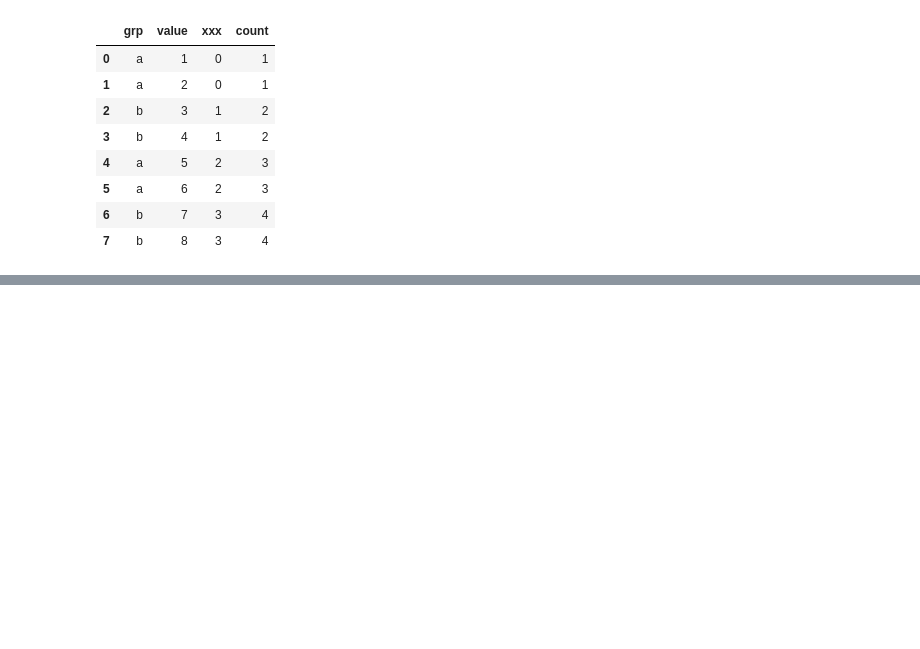
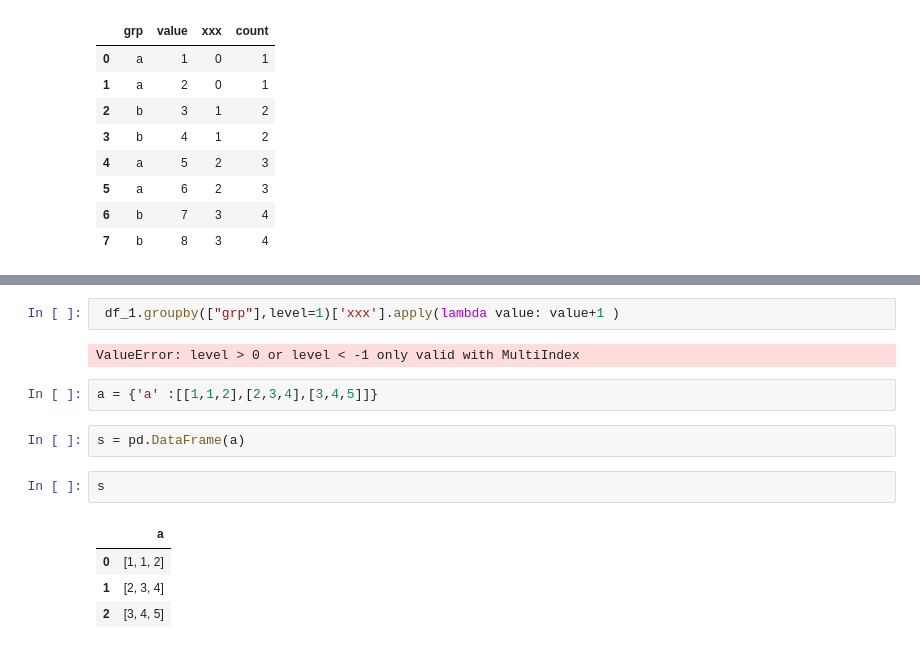
Before and after one commit to zerosum99/handinpython_study, a Jupyter notebook: Untitled1.ipynb, the cells around one changed output, grey strips where cells are left out. Cells and saved outputs as stored; diff of their text form; blank space fills up the shorter version.

```diff
--- a/Untitled1.ipynb
+++ b/Untitled1.ipynb
@@ -341,0 +362,15 @@ df_1
+# %%
+ df_1.groupby(["grp"],level=1)['xxx'].apply(lambda value: value+1 )
+# %% [output]
+ValueError: level > 0 or level < -1 only valid with MultiIndex
+# %%
+a = {'a' :[[1,1,2],[2,3,4],[3,4,5]]}
+# %%
+s = pd.DataFrame(a)
+# %%
+s
+# %% [output]
+|  | a |
+| 0 | [1, 1, 2] |
+| 1 | [2, 3, 4] |
+| 2 | [3, 4, 5] |
```
Also changed, not shown: parts of 16 cells of this notebook, 1 other file.
